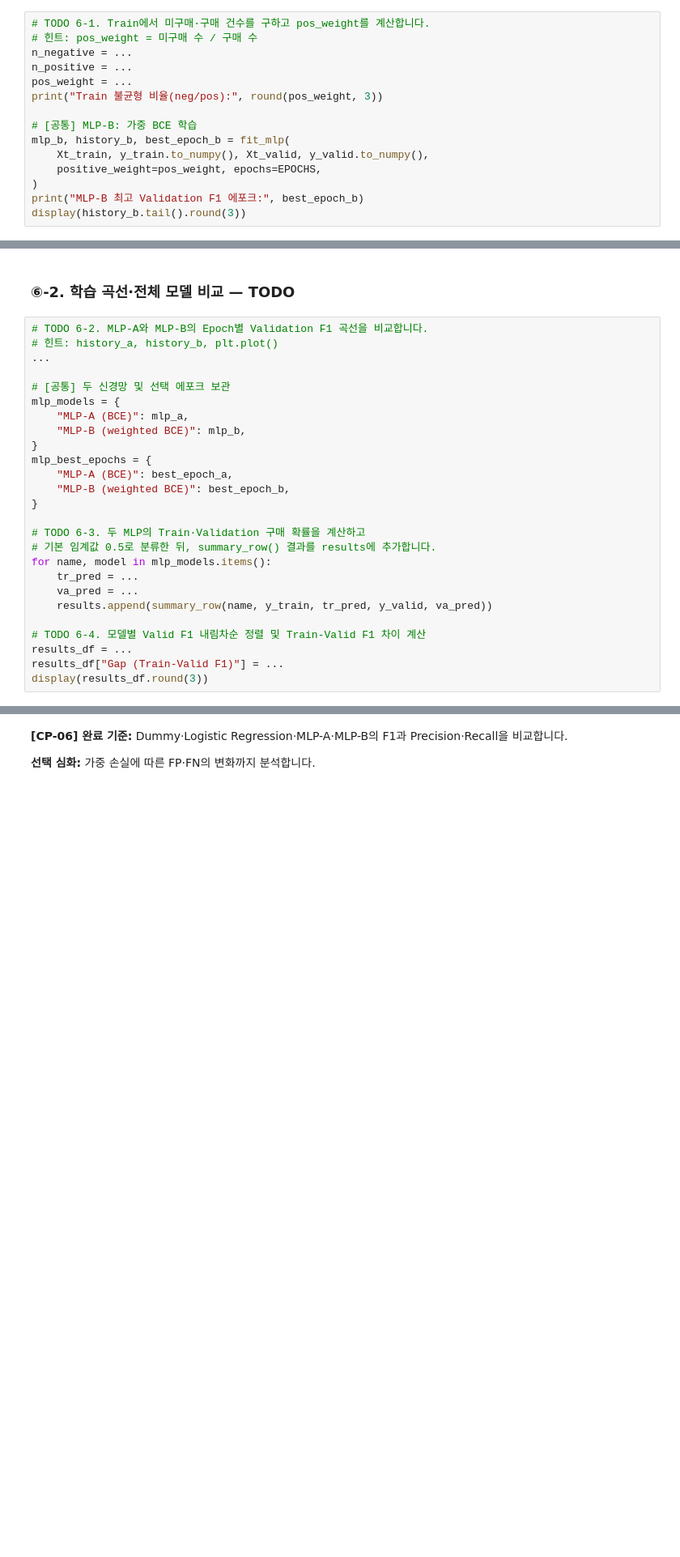
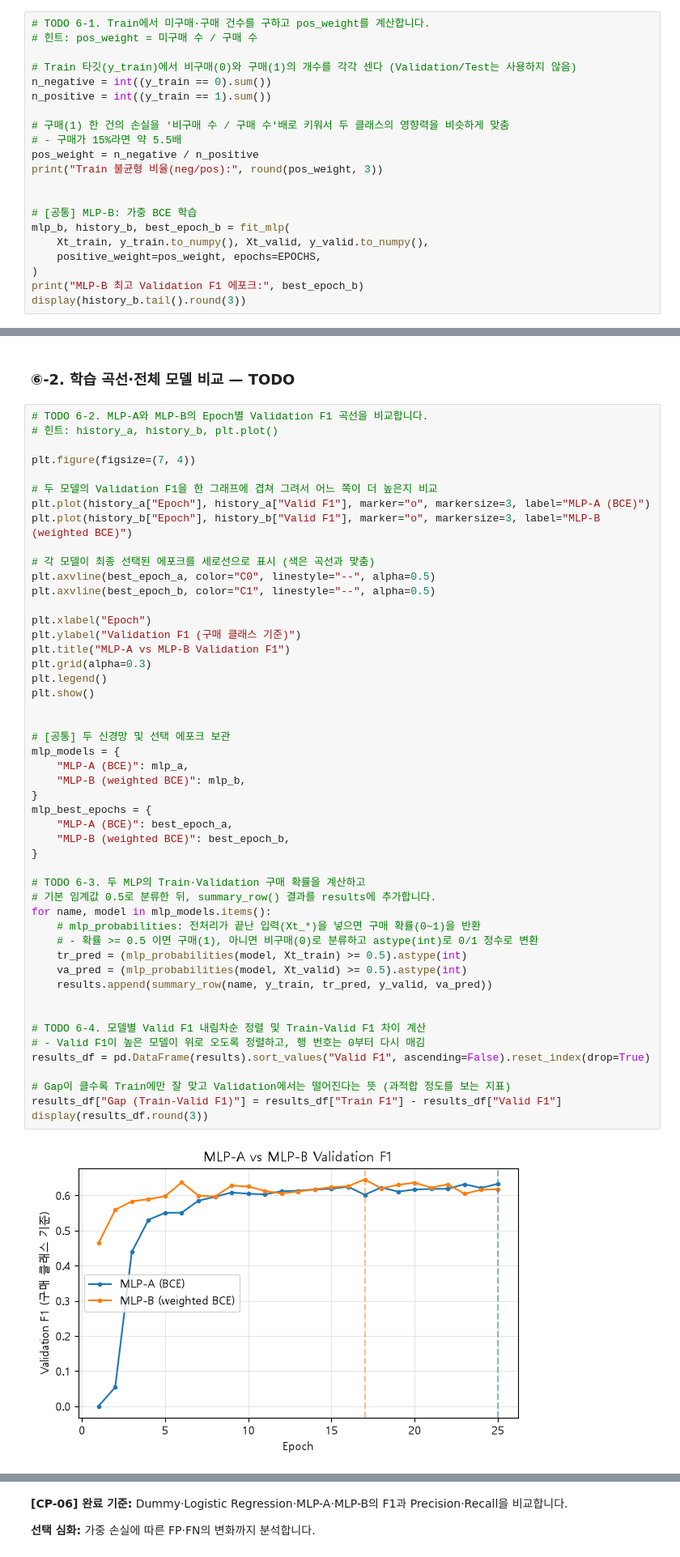
Before and after one commit to iremys/ai-mini-projects, a Jupyter notebook: mini-project-01/code/02_classification_online_shopping.ipynb, the cells around one changed output, grey strips where cells are left out. Shown at 81% size. Saved outputs shown, nothing was run; the diff lists cells and outputs as text; blank space fills up the shorter version.

```diff
--- a/mini-project-01/code/02_classification_online_shopping.ipynb
+++ b/mini-project-01/code/02_classification_online_shopping.ipynb
@@ -803,10 +791,16 @@ display(history_a.tail().round(3))
 # %%
 # TODO 6-1. Train에서 미구매·구매 건수를 구하고 pos_weight를 계산합니다.
 # 힌트: pos_weight = 미구매 수 / 구매 수
-n_negative = ...
-n_positive = ...
-pos_weight = ...
+
+# Train 타깃(y_train)에서 비구매(0)와 구매(1)의 개수를 각각 센다 (Validation/Test는 사용하지 않음)
+n_negative = int((y_train == 0).sum())
+n_positive = int((y_train == 1).sum())
+
+# 구매(1) 한 건의 손실을 '비구매 수 / 구매 수'배로 키워서 두 클래스의 영향력을 비슷하게 맞춤
+# - 구매가 15%라면 약 5.5배
+pos_weight = n_negative / n_positive
 print("Train 불균형 비율(neg/pos):", round(pos_weight, 3))
+
 
 # [공통] MLP-B: 가중 BCE 학습
 mlp_b, history_b, best_epoch_b = fit_mlp(
@@ -820,26 +823,51 @@ display(history_b.tail().round(3))
 # %%
 # TODO 6-2. MLP-A와 MLP-B의 Epoch별 Validation F1 곡선을 비교합니다.
 # 힌트: history_a, history_b, plt.plot()
-...
+
+plt.figure(figsize=(7, 4))
+
+# 두 모델의 Validation F1을 한 그래프에 겹쳐 그려서 어느 쪽이 더 높은지 비교
+plt.plot(history_a["Epoch"], history_a["Valid F1"], marker="o", markersize=3, label="MLP-A (BCE)")
+plt.plot(history_b["Epoch"], history_b["Valid F1"], marker="o", markersize=3, label="MLP-B (weighted BCE)")
+
+# 각 모델이 최종 선택된 에포크를 세로선으로 표시 (색은 곡선과 맞춤)
+plt.axvline(best_epoch_a, color="C0", linestyle="--", alpha=0.5)
+plt.axvline(best_epoch_b, color="C1", linestyle="--", alpha=0.5)
+
+plt.xlabel("Epoch")
+plt.ylabel("Validation F1 (구매 클래스 기준)")
+plt.title("MLP-A vs MLP-B Validation F1")
+plt.grid(alpha=0.3)
+plt.legend()
+plt.show()
+
 
 # [공통] 두 신경망 및 선택 에포크 보관
 mlp_models = {
     "MLP-A (BCE)": mlp_a,
     "MLP-B (weighted BCE)": mlp_b,
 }
 mlp_best_epochs = {
     "MLP-A (BCE)": best_epoch_a,
     "MLP-B (weighted BCE)": best_epoch_b,
 }
 
 # TODO 6-3. 두 MLP의 Train·Validation 구매 확률을 계산하고
 # 기본 임계값 0.5로 분류한 뒤, summary_row() 결과를 results에 추가합니다.
 for name, model in mlp_models.items():
-    tr_pred = ...
-    va_pred = ...
+    # mlp_probabilities: 전처리가 끝난 입력(Xt_*)을 넣으면 구매 확률(0~1)을 반환
+    # - 확률 >= 0.5 이면 구매(1), 아니면 비구매(0)로 분류하고 astype(int)로 0/1 정수로 변환
+    tr_pred = (mlp_probabilities(model, Xt_train) >= 0.5).astype(int)
+    va_pred = (mlp_probabilities(model, Xt_valid) >= 0.5).astype(int)
     results.append(summary_row(name, y_train, tr_pred, y_valid, va_pred))
 
+
 # TODO 6-4. 모델별 Valid F1 내림차순 정렬 및 Train-Valid F1 차이 계산
-results_df = ...
-results_df["Gap (Train-Valid F1)"] = ...
+# - Valid F1이 높은 모델이 위로 오도록 정렬하고, 행 번호는 0부터 다시 매김
+results_df = pd.DataFrame(results).sort_values("Valid F1", ascending=False).reset_index(drop=True)
+
+# Gap이 클수록 Train에만 잘 맞고 Validation에서는 떨어진다는 뜻 (과적합 정도를 보는 지표)
+results_df["Gap (Train-Valid F1)"] = results_df["Train F1"] - results_df["Valid F1"]
 display(results_df.round(3))
+# %% [output]
+[figure, added]
```
Also changed, not shown: parts of 43 cells of this notebook, 3 other files.
